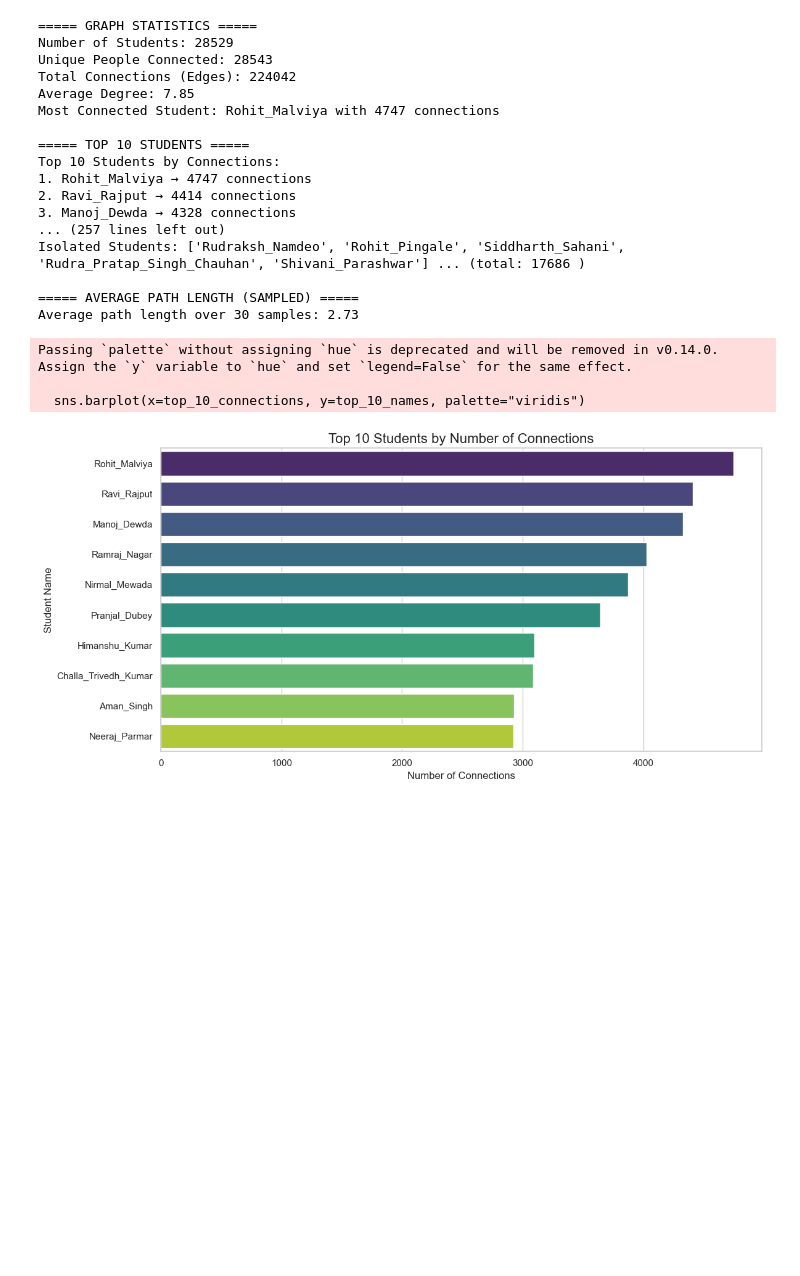
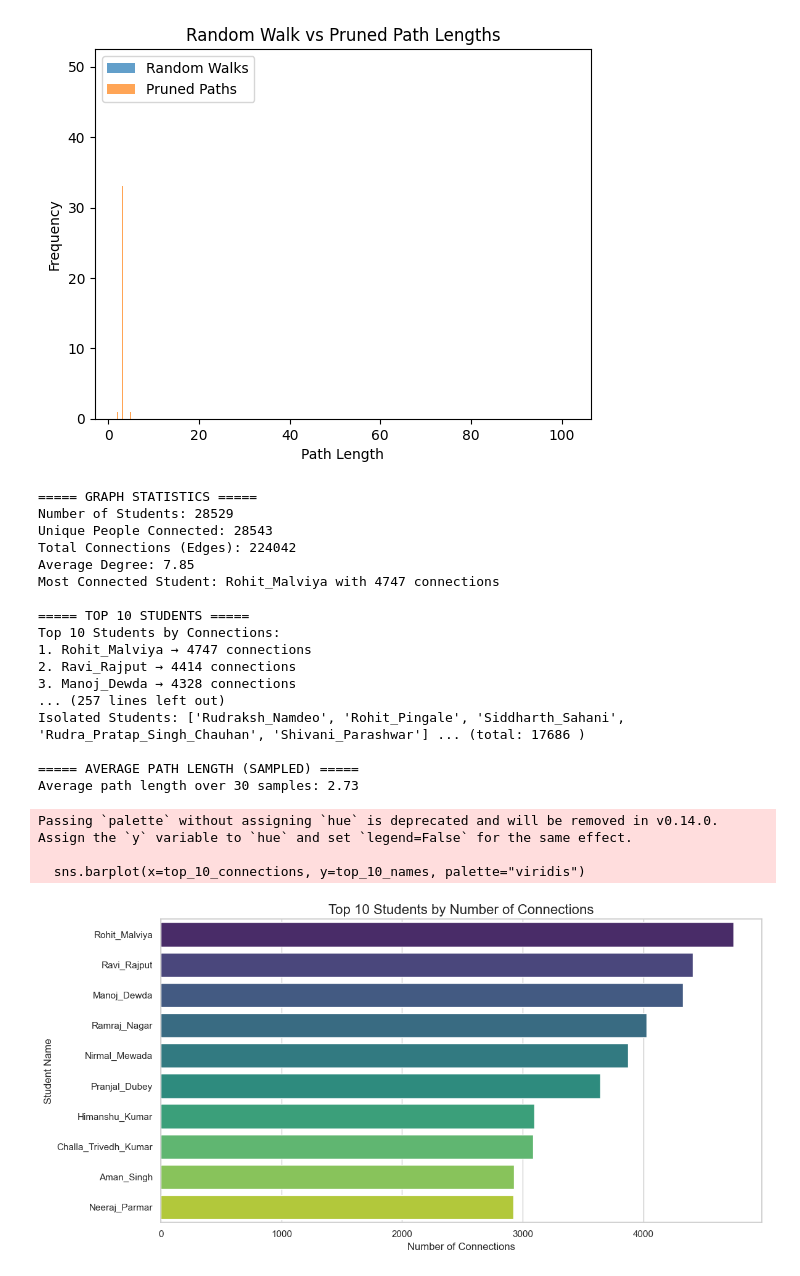
Before and after one commit to srivastavHimanshu4503/-srivastavHimanshu4503MFC-LinkedIN-Data-Analysis, a Jupyter notebook: Codes/step3_report_analyses.ipynb, the cells around one changed output. Drawn from its saved outputs; the diff is of its cells as text; code cells hidden in the pictures; blank space fills up the shorter version.

```diff
--- a/Codes/step3_report_analyses.ipynb
+++ b/Codes/step3_report_analyses.ipynb
@@ -5,7 +5,7 @@ from collections import defaultdict
 import random
 import networkx as nx  # For walk/path utilities
 
-CLEANED_DIR = "Assignment 2/Cleaned Connections"
+CLEANED_DIR = "E:/Sitare Learnings/Sem 2/MFC/Assignment 2/Cleaned Connections"
 
 # key = student full name, value = list of connected names
 adjacency_dict = defaultdict(list)
@@ -40,0 +65,7 @@ for file in os.listdir(CLEANED_DIR):
+# %%
+G = nx.Graph()
+
+# Add edges from adjacency_dict
+for node, neighbors in adjacency_dict.items():
+    for neighbor in neighbors:
+        G.add_edge(node, neighbor)
@@ -40,0 +86,25 @@ for file in os.listdir(CLEANED_DIR):
+# %%
+def prune_path(graph, walk_path):
+    # Convert walk to subgraph and find shortest path between start and end
+    start, end = walk_path[0], walk_path[-1]
+    subgraph = graph.subgraph(walk_path)
+    try:
+        pruned = nx.shortest_path(subgraph, source=start, target=end)
+        return pruned
+    except nx.NetworkXNoPath:
+        return None
+# %%
+random_walk_lengths = []
+pruned_path_lengths = []
+
+student_names = list(degree_dict.keys())
+num_trials = 50  # Or 100 for more robust stats
+
+for _ in range(num_trials):
+    s1, s2 = random.sample(student_names, 2)
+    walk = random_walk(G, s1, s2)
+    pruned = prune_path(G, walk)
+
+    random_walk_lengths.append(len(walk))
+    if pruned:
+        pruned_path_lengths.append(len(pruned))
@@ -41,3 +133,15 @@ for file in os.listdir(CLEANED_DIR):
+# %%
+import matplotlib.pyplot as plt
+
+plt.hist(random_walk_lengths, bins=15, alpha=0.7, label="Random Walks")
+plt.hist(pruned_path_lengths, bins=15, alpha=0.7, label="Pruned Paths")
+plt.xlabel("Path Length")
+plt.ylabel("Frequency")
+plt.title("Random Walk vs Pruned Path Lengths")
+plt.legend()
+plt.show()
+# %% [output]
+[figure, added]
 # %%
 # ------------------- Basic Statistics -------------------
 def graph_statistics(adj_list):
```
Also changed, not shown: parts of 3 cells of this notebook, 1 other file.
